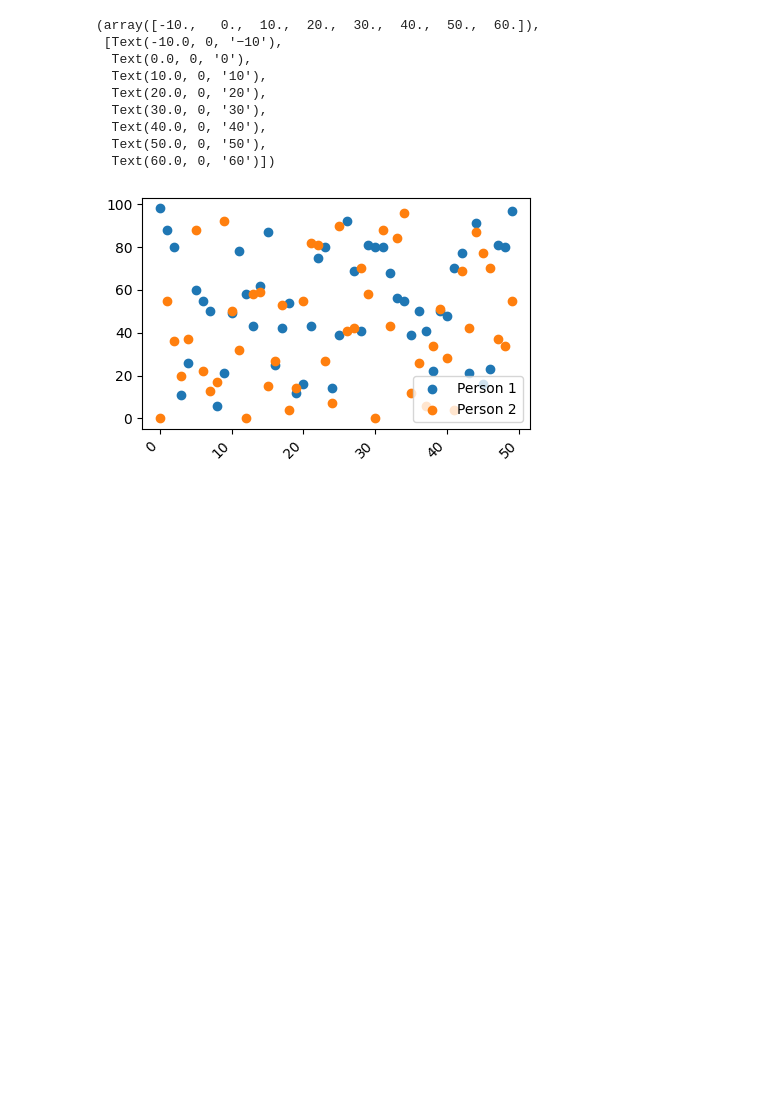
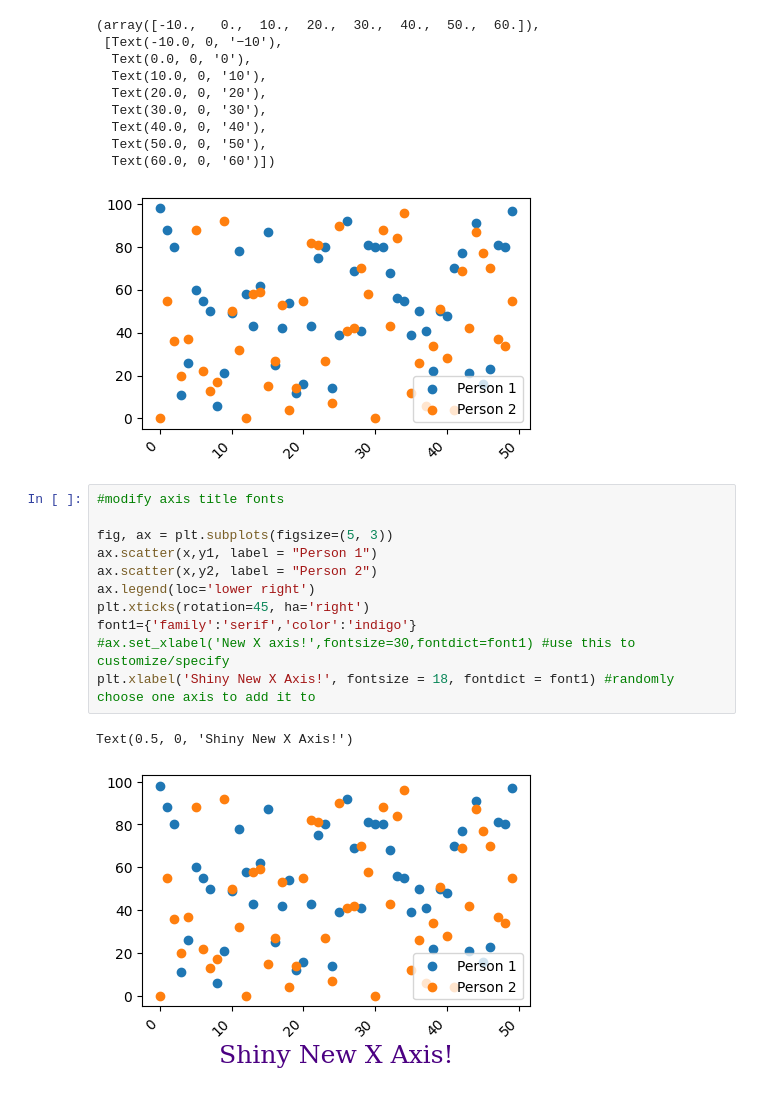
Before and after one commit to dipachatterjee/visualization, a Jupyter notebook: 02_activities/assignments/participation/LiveCoding-3.ipynb, the cells around one changed output. Drawn from its saved outputs; the diff is of its cells as text; blank space fills up the shorter version.

```diff
--- a/02_activities/assignments/participation/LiveCoding-3.ipynb
+++ b/02_activities/assignments/participation/LiveCoding-3.ipynb
@@ -190,3 +190,17 @@ plt.xticks(rotation=45, ha='right')
   Text(50.0, 0, '50'),
   Text(60.0, 0, '60')])
 [figure]
+# %%
+#modify axis title fonts
+
+fig, ax = plt.subplots(figsize=(5, 3))
+ax.scatter(x,y1, label = "Person 1")
+ax.scatter(x,y2, label = "Person 2")
+ax.legend(loc='lower right')
+plt.xticks(rotation=45, ha='right')
+font1={'family':'serif','color':'indigo'}
+#ax.set_xlabel('New X axis!',fontsize=30,fontdict=font1) #use this to customize/specify
+plt.xlabel('Shiny New X Axis!', fontsize = 18, fontdict = font1) #randomly choose one axis to add it to
+# %% [output]
+Text(0.5, 0, 'Shiny New X Axis!')
+[figure, added]
```
Also changed, not shown: parts of 2 cells of this notebook, 1 other file.
